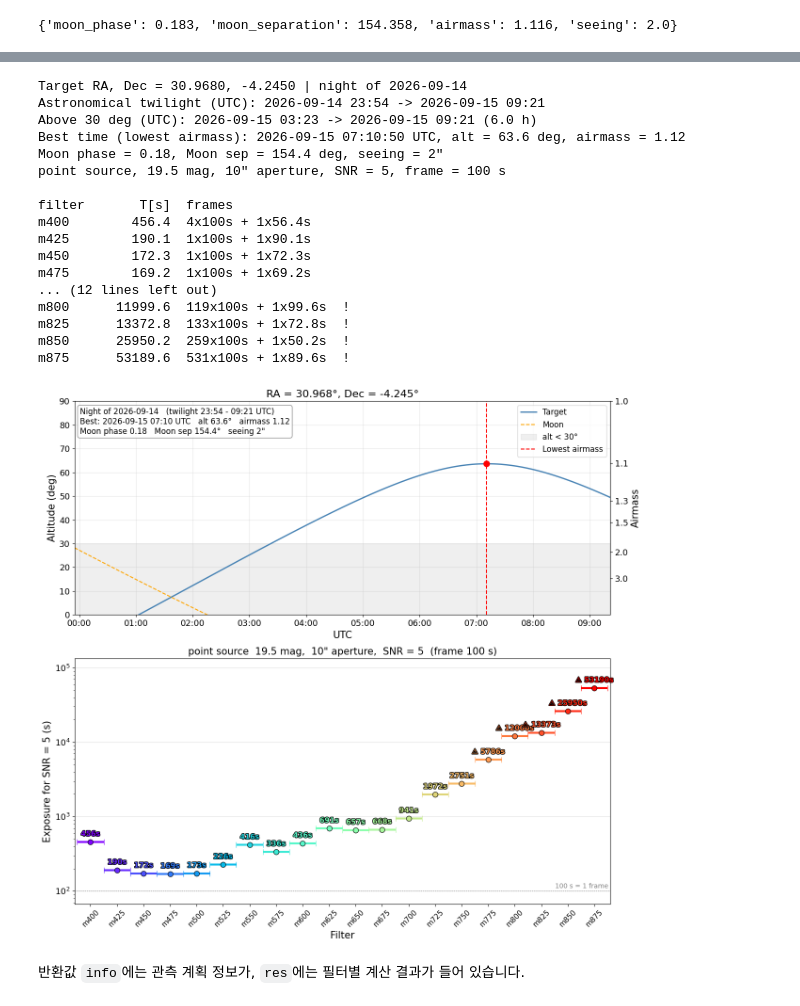
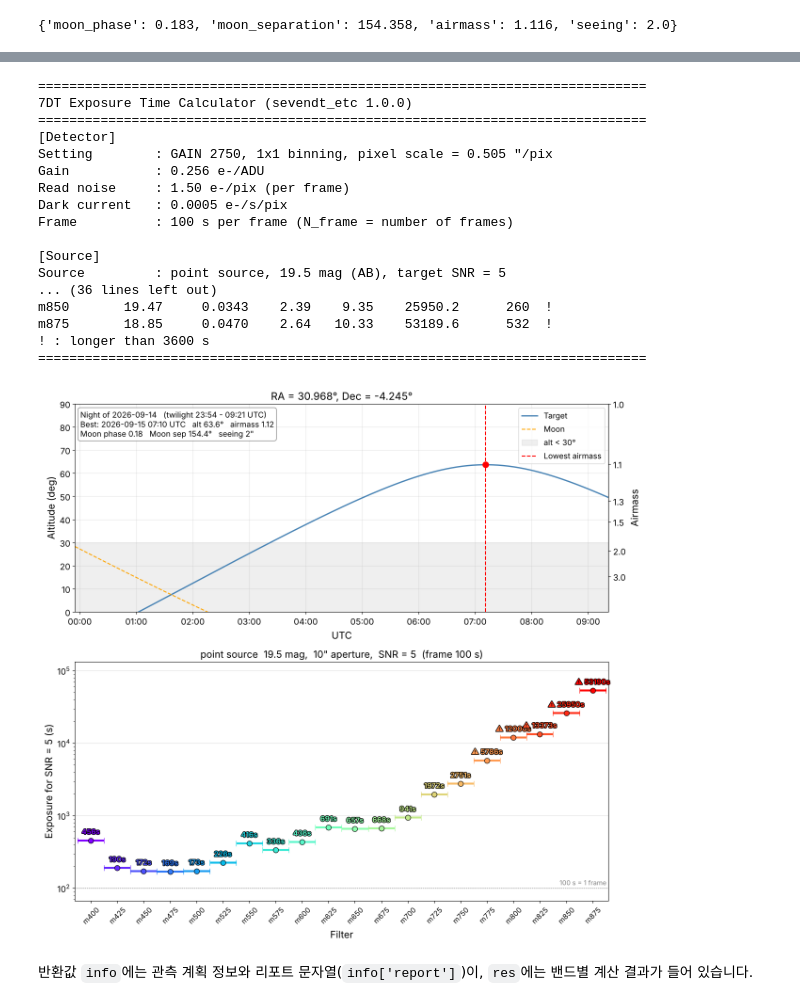
Before and after one commit to AstroWanni/7dt_etc, a Jupyter notebook: examples/7dt_etc_demo.ipynb, the cells around one changed output, grey strips where cells are left out. Saved outputs shown, nothing was run; the diff lists cells and outputs as text; code cells hidden in the pictures.

```diff
--- a/examples/7dt_etc_demo.ipynb
+++ b/examples/7dt_etc_demo.ipynb
@@ -59,25 +165,26 @@ print({k: round(v, 3) for k, v in cond_auto.items() if k in ('moon_phase', 'moon
 # %%
-res_pt, info_pt = observe_and_etc(**TARGET, date='2026-09-14', value=19.5, snr=5, seeing=2.0)
+res_pt, info_pt = observe_and_etc(**TARGET, date='2026-09-14', value=19.5, snr=5, seeing=2.0,
+                                  save_path='etc_point.png', report_path='etc_point.txt')
 # %% [output]
-Target RA, Dec = 30.9680, -4.2450 | night of 2026-09-14
-Astronomical twilight (UTC): 2026-09-14 23:54 -> 2026-09-15 09:21
-Above 30 deg (UTC): 2026-09-15 03:23 -> 2026-09-15 09:21 (6.0 h)
-Best time (lowest airmass): 2026-09-15 07:10:50 UTC, alt = 63.6 deg, airmass = 1.12
-Moon phase = 0.18, Moon sep = 154.4 deg, seeing = 2"
-point source, 19.5 mag, 10" aperture, SNR = 5, frame = 100 s
+==============================================================================
+7DT Exposure Time Calculator (sevendt_etc 1.0.0)
+==============================================================================
+[Detector]
+Setting        : GAIN 2750, 1x1 binning, pixel scale = 0.505 "/pix
+Gain           : 0.256 e-/ADU
+Read noise     : 1.50 e-/pix (per frame)
+Dark current   : 0.0005 e-/s/pix
+Frame          : 100 s per frame (N_frame = number of frames)
 
-filter       T[s]  frames
-m400        456.4  4x100s + 1x56.4s
-m425        190.1  1x100s + 1x90.1s
-m450        172.3  1x100s + 1x72.3s
-m475        169.2  1x100s + 1x69.2s
-... (12 lines left out)
-m800      11999.6  119x100s + 1x99.6s  !
-m825      13372.8  133x100s + 1x72.8s  !
-m850      25950.2  259x100s + 1x50.2s  !
-m875      53189.6  531x100s + 1x89.6s  !
+[Source]
+Source         : point source, 19.5 mag (AB), target SNR = 5
+... (36 lines left out)
+m850       19.47     0.0343    2.39    9.35    25950.2      260  !
+m875       18.85     0.0470    2.64   10.33    53189.6      532  !
+! : longer than 3600 s
+==============================================================================
-[figure, old version]
+[figure, new version]
 # %% [markdown]
-반환값 `info`에는 관측 계획 정보가, `res`에는 필터별 계산 결과가 들어 있습니다.
+반환값 `info`에는 관측 계획 정보와 리포트 문자열(`info['report']`)이, `res`에는 밴드별 계산 결과가 들어 있습니다.
 # %%
 print({k: info_pt[k] for k in ('best_time_utc', 'best_alt', 'airmass', 'moon_phase', 'moon_sep', 'hours_above_min_alt')})
```
Also changed, not shown: parts of 65 cells of this notebook, 24 other files.
